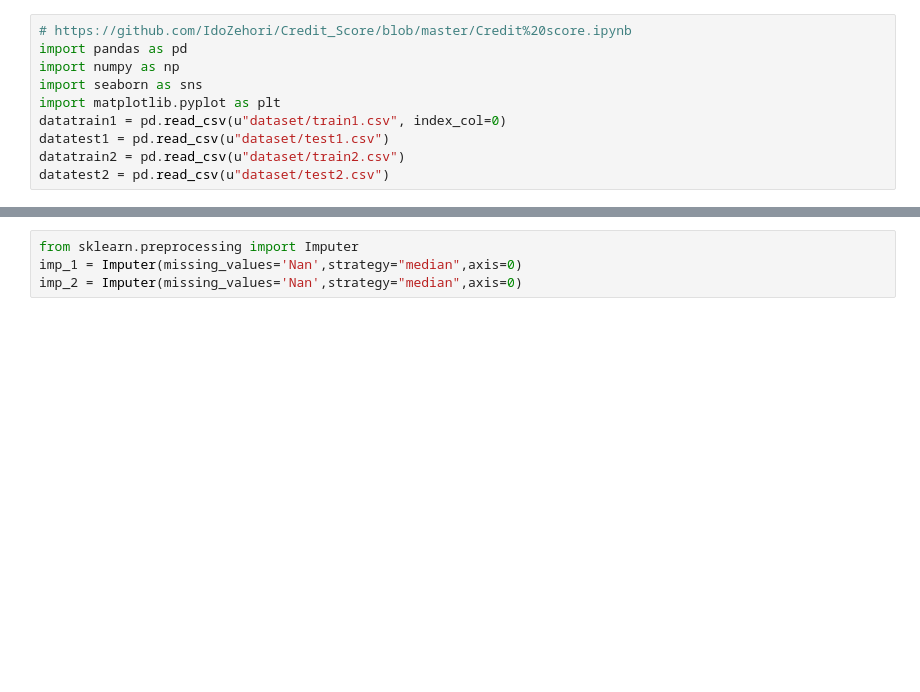
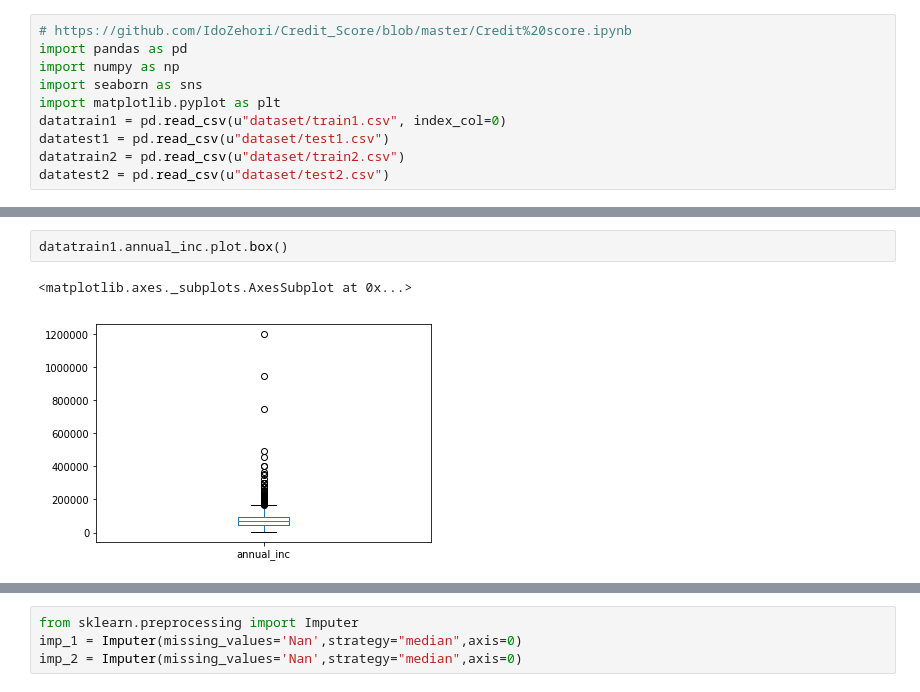
Before and after one commit to kirralabs/data-process, a Jupyter notebook: Untitled.ipynb, the cells around one changed output, grey strips where cells are left out. Saved outputs shown, nothing was run; the diff lists cells and outputs as text; blank space fills up the shorter version.

```diff
--- a/Untitled.ipynb
+++ b/Untitled.ipynb
@@ -17,0 +86,5 @@ datatrain1.purpose.astype('category').cat.codes
+# %%
+datatrain1.annual_inc.plot.box()
+# %% [output]
+<matplotlib.axes._subplots.AxesSubplot at 0x...>
+[figure, added]
```
Also changed, not shown: parts of 45 cells of this notebook, 7 other files.
